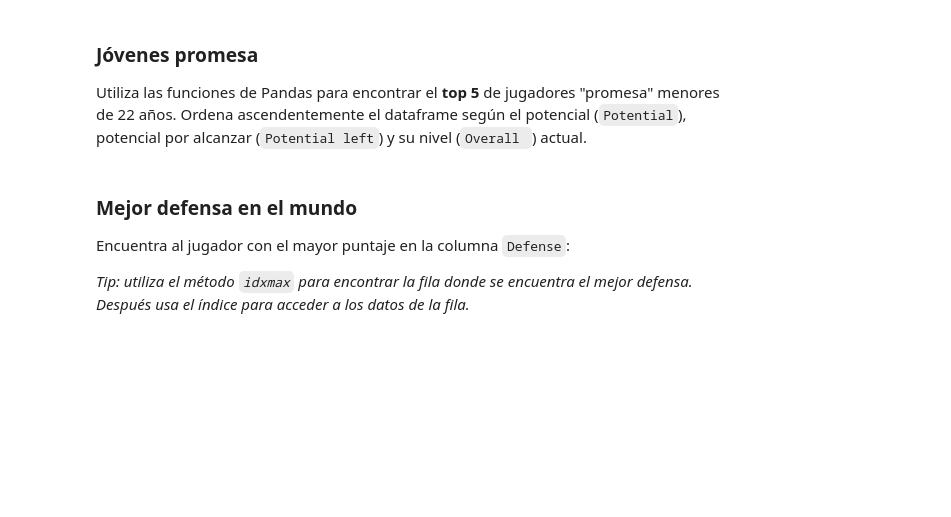
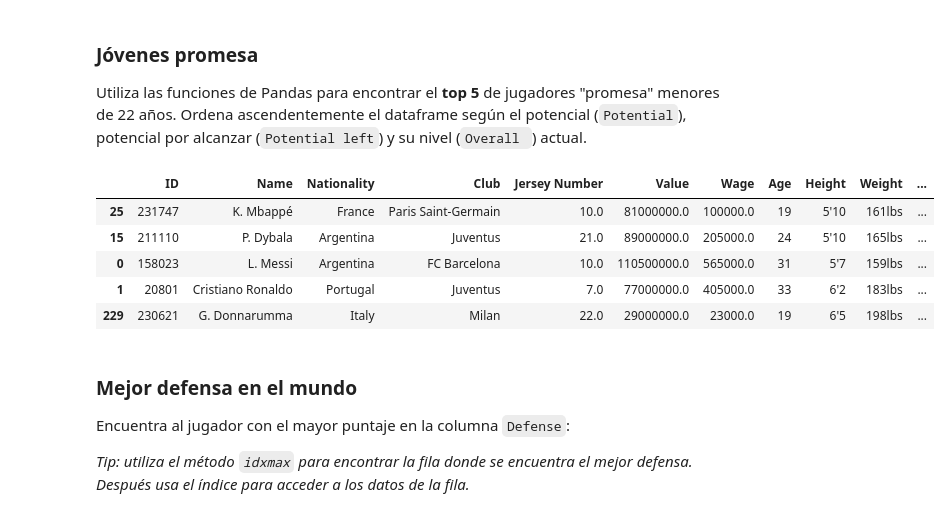
Before and after one commit to jorgeprs/Numpy_p1, a Jupyter notebook: Tema_1_Introduccion/practices/Practica_Pandas.ipynb, the cells around one changed output. Drawn from its saved outputs; the diff is of its cells as text; code cells hidden in the pictures; blank space fills up the shorter version.

```diff
--- a/Tema_1_Introduccion/practices/Practica_Pandas.ipynb
+++ b/Tema_1_Introduccion/practices/Practica_Pandas.ipynb
@@ -321,3 +365,12 @@ fifa_df.#<completa>
+# %%
+fifa_df.sort_values(by=["Potential", "Potential left", "Overall"], ascending=False).head(5)
+# %% [output]
+|  | ID | Name | Nationality | Club | Jersey Number | Value | Wage | Age | Height | Weight | ... |
+| 25 | 231747 | K. Mbappé | France | Paris Saint-Germain | 10.0 | 81000000.0 | 100000.0 | 19 | 5'10 | 161lbs | ... |
+| 15 | 211110 | P. Dybala | Argentina | Juventus | 21.0 | 89000000.0 | 205000.0 | 24 | 5'10 | 165lbs | ... |
+| 0 | 158023 | L. Messi | Argentina | FC Barcelona | 10.0 | 110500000.0 | 565000.0 | 31 | 5'7 | 159lbs | ... |
+| 1 | 20801 | Cristiano Ronaldo | Portugal | Juventus | 7.0 | 77000000.0 | 405000.0 | 33 | 6'2 | 183lbs | ... |
+| 229 | 230621 | G. Donnarumma | Italy | Milan | 22.0 | 29000000.0 | 23000.0 | 19 | 6'5 | 198lbs | ... |
 # %% [markdown]
 ### Mejor defensa en el mundo
 
```
Also changed, not shown: parts of 23 cells of this notebook.
